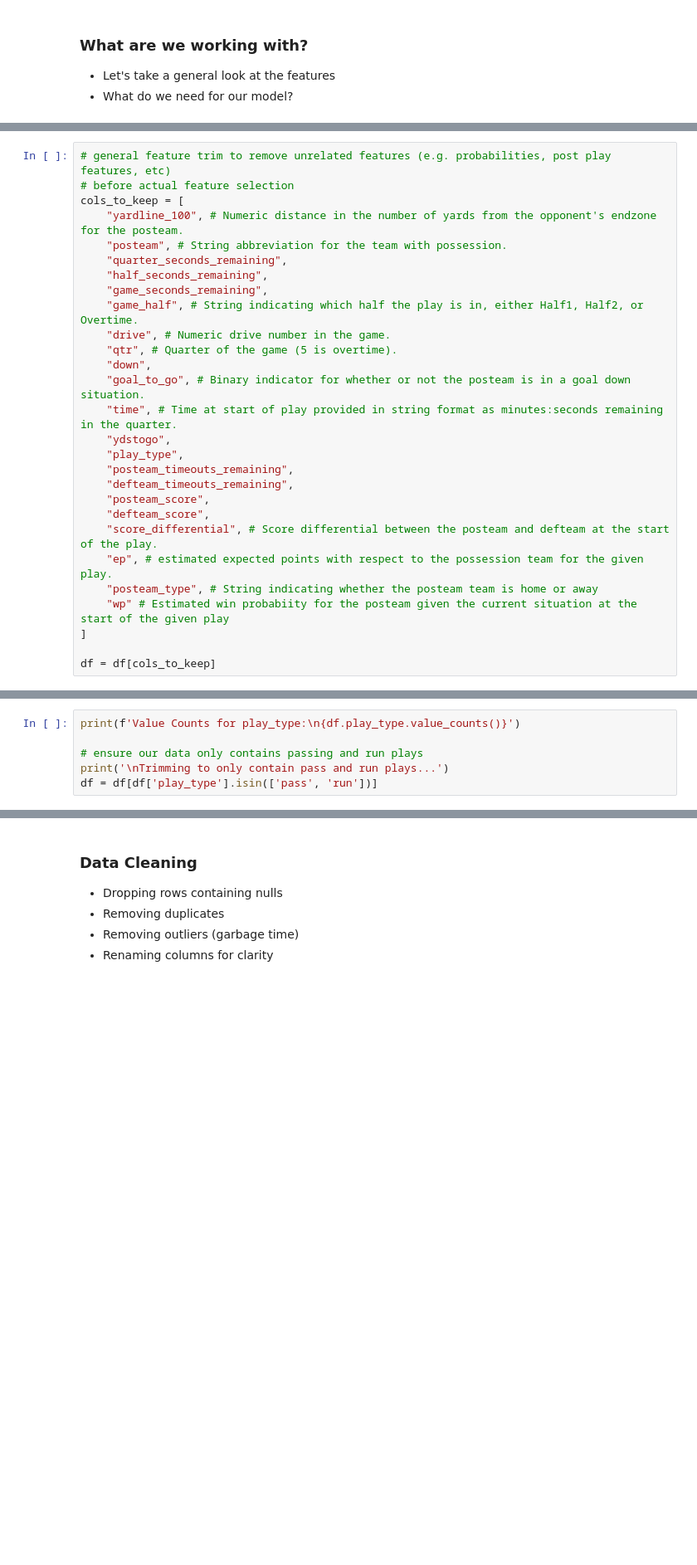
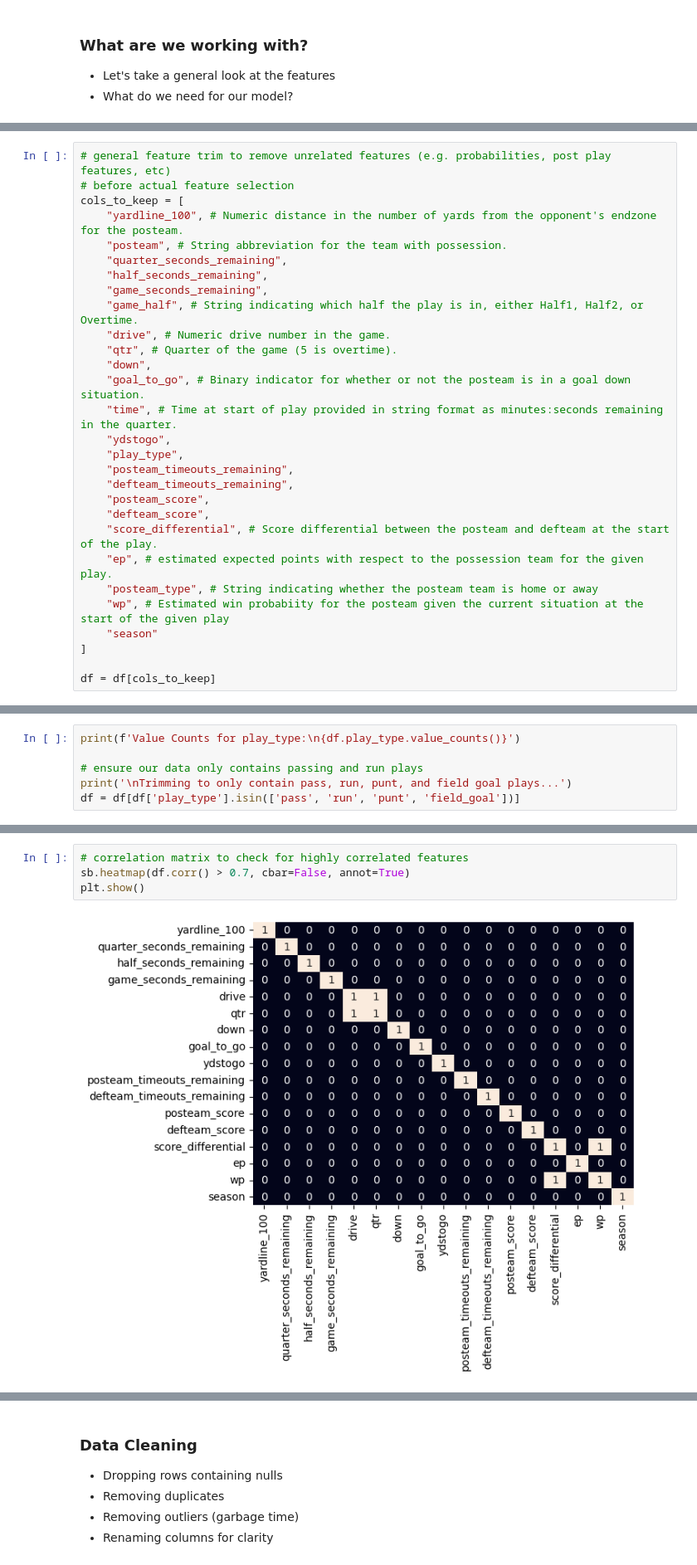
Before and after one commit to mixedethan/run-pass-predictions, a Jupyter notebook: src/notebooks/exploration.ipynb, the cells around one changed output, grey strips where cells are left out. Shown at 83% size. Drawn from its saved outputs; the diff is of its cells as text; blank space fills up the shorter version.

```diff
--- a/src/notebooks/exploration.ipynb
+++ b/src/notebooks/exploration.ipynb
@@ -74,7 +85,8 @@ cols_to_keep = [
     "score_differential", # Score differential between the posteam and defteam at the start of the play.
     "ep", # estimated expected points with respect to the possession team for the given play.
     "posteam_type", # String indicating whether the posteam team is home or away
-    "wp" # Estimated win probabiity for the posteam given the current situation at the start of the given play
+    "wp", # Estimated win probabiity for the posteam given the current situation at the start of the given play
+    "season"
 ]
 
 df = df[cols_to_keep]
@@ -103,7 +115,7 @@ None
 print(f'Value Counts for play_type:\n{df.play_type.value_counts()}')
 
 # ensure our data only contains passing and run plays
-print('\nTrimming to only contain pass and run plays...')
-df = df[df['play_type'].isin(['pass', 'run'])]
+print('\nTrimming to only contain pass, run, punt, and field goal plays...')
+df = df[df['play_type'].isin(['pass', 'run', 'punt', 'field_goal'])]
 # %% [output]
 Value Counts for play_type:
@@ -149,0 +162,6 @@ Duplicate rows: 394
+# %%
+# correlation matrix to check for highly correlated features
+sb.heatmap(df.corr() > 0.7, cbar=False, annot=True)
+plt.show()
+# %% [output]
+[figure, added]
```
Also changed, not shown: parts of 28 cells of this notebook, 1 other file.
